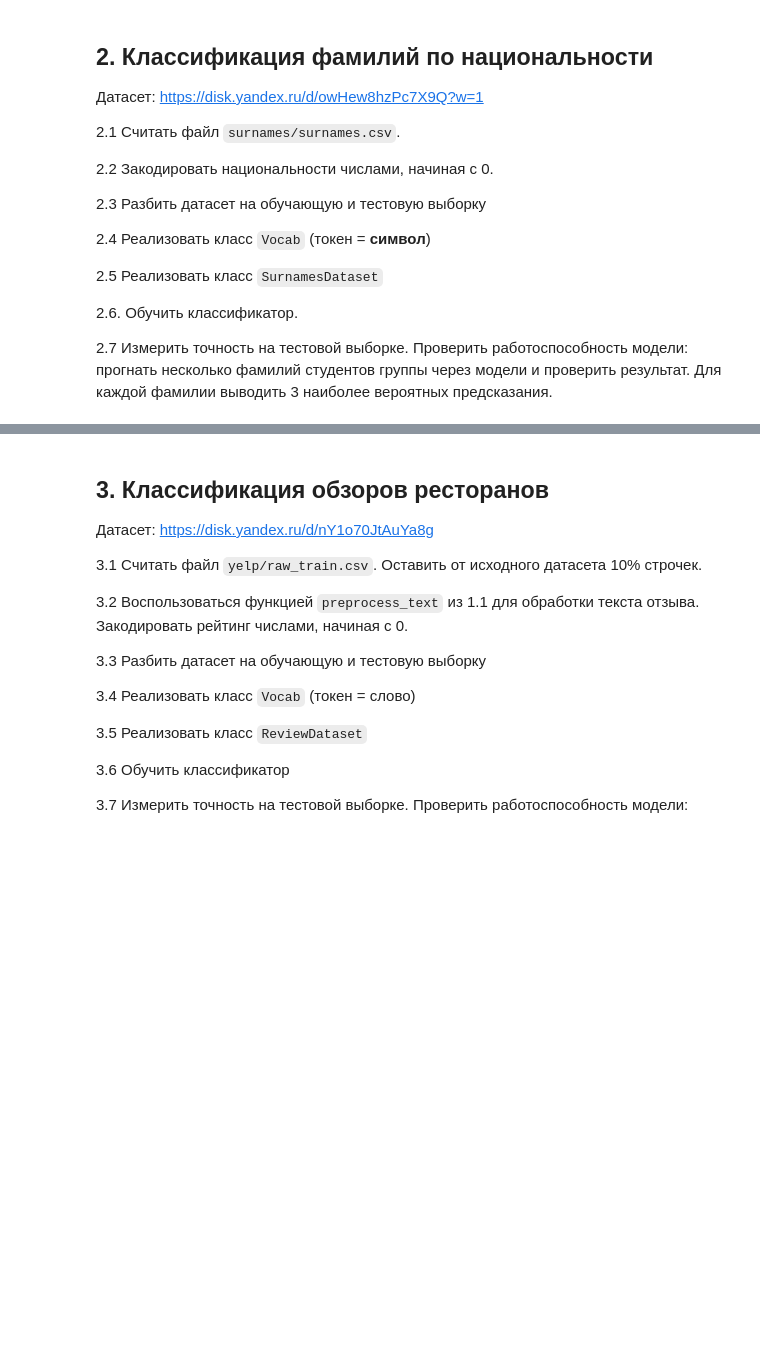
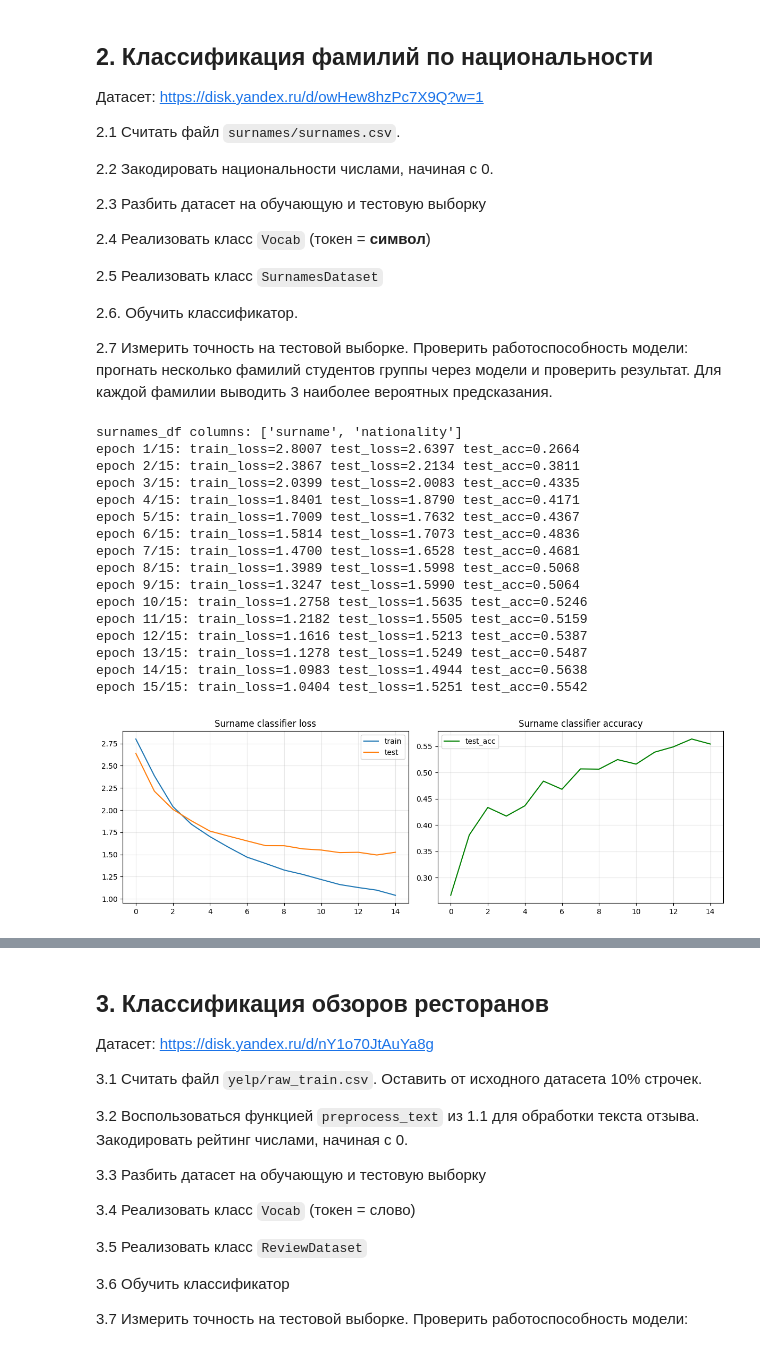
Before and after one commit to sowwds/mirea_lab, a Jupyter notebook: 6 sem/algo-ml/Текущий контроль 7-8/Задание.ipynb, the cells around one changed output, grey strips where cells are left out. Cells and saved outputs as stored; diff of their text form; code cells hidden in the pictures; blank space fills up the shorter version.

```diff
--- a/6 sem/algo-ml/Текущий контроль 7-8/Задание.ipynb
+++ b/6 sem/algo-ml/Текущий контроль 7-8/Задание.ipynb
@@ -194,17 +247,19 @@ print('sentence_t:', sentence_t)
 # %%
 class SurnamesDataset(Dataset):
-    def __init__(self, X, y, vocab: Vocab):
+    def __init__(self, X, y, vocab: Vocab, max_len):
         self.X = list(X)
         self.y = list(y)
         self.vocab = vocab
+        self.max_len = max_len
 
     def vectorize(self, surname):
-        """Генерирует представление фамилии surname в при помощи бинарного кодирования (см. 1.2)"""
-        vector = torch.zeros(self.vocab.vocab_len, dtype=torch.float32)
-        for char in surname.lower():
-            if char in self.vocab.token_to_idx:
-                vector[self.vocab.token_to_idx[char]] = 1.0
-        return vector
+        """Кодирует фамилию как последовательность символов с паддингом до фиксированной длины."""
+        pad_idx = self.vocab.token_to_idx['<PAD>']
+        unk_idx = self.vocab.token_to_idx['<UNK>']
+        indices = [self.vocab.token_to_idx.get(char, unk_idx) for char in surname.lower()[:self.max_len]]
+        if len(indices) < self.max_len:
+            indices += [pad_idx] * (self.max_len - len(indices))
+        return torch.tensor(indices, dtype=torch.long)
 
     def __len__(self):
         return len(self.X)
@@ -228,49 +283,73 @@ X_train, X_test, y_train, y_test = train_test_split(
     stratify=surnames_df['target'],
 )
 
-char_vocab = Vocab(''.join(X_train.astype(str).str.lower().tolist()))
-train_dataset = SurnamesDataset(X_train.tolist(), y_train.tolist(), char_vocab)
-test_dataset = SurnamesDataset(X_test.tolist(), y_test.tolist(), char_vocab)
+char_vocab = Vocab(''.join(X_train.astype(str).str.lower().tolist()), specials=['<PAD>', '<UNK>'])
+max_surname_len = int(X_train.astype(str).str.len().quantile(0.95))
+max_surname_len = max(max_surname_len, 8)
+train_dataset = SurnamesDataset(X_train.tolist(), y_train.tolist(), char_vocab, max_surname_len)
+test_dataset = SurnamesDataset(X_test.tolist(), y_test.tolist(), char_vocab, max_surname_len)
 
-train_loader = DataLoader(train_dataset, batch_size=64, shuffle=True)
-test_loader = DataLoader(test_dataset, batch_size=128, shuffle=False)
+train_loader = DataLoader(train_dataset, batch_size=128, shuffle=True)
+test_loader = DataLoader(test_dataset, batch_size=256, shuffle=False)
 
 class SurnameClassifier(nn.Module):
-    def __init__(self, input_dim, hidden_dim, output_dim):
+    def __init__(self, vocab_size, emb_dim, hidden_dim, output_dim, pad_idx):
         super().__init__()
-        self.net = nn.Sequential(
-            nn.Linear(input_dim, hidden_dim),
-            nn.ReLU(),
-            nn.Dropout(0.2),
-            nn.Linear(hidden_dim, output_dim),
-        )
+        self.embedding = nn.Embedding(vocab_size, emb_dim, padding_idx=pad_idx)
+        self.gru = nn.GRU(emb_dim, hidden_dim, batch_first=True, bidirectional=True)
+        self.dropout = nn.Dropout(0.3)
+        self.fc = nn.Linear(hidden_dim * 2, output_dim)
 
     def forward(self, x):
-        return self.net(x)
+        embedded = self.embedding(x)
+        _, hidden = self.gru(embedded)
+        hidden = torch.cat((hidden[-2], hidden[-1]), dim=1)
+        hidden = self.dropout(hidden)
+        return self.fc(hidden)
 
-surname_model = SurnameClassifier(char_vocab.vocab_len, 128, len(label_encoder.classes_))
-optimizer = optim.Adam(surname_model.parameters(), lr=1e-3)
-history_surnames = train_classifier(surname_model, train_loader, test_loader, criterion, optimizer, epochs=20, device=device)
+class_weights = make_class_weights(y_train.tolist()).to(device)
+surname_criterion = nn.CrossEntropyLoss(weight=class_weights)
+surname_model = SurnameClassifier(char_vocab.vocab_len, 32, 64, len(label_encoder.classes_), char_vocab.token_to_idx['<PAD>'])
+optimizer = optim.Adam(surname_model.parameters(), lr=1e-3, weight_decay=1e-4)
+history_surnames = train_classifier(surname_model, train_loader, test_loader, surname_criterion, optimizer, epochs=15, device=device, patience=4, min_delta=1e-3)
 plot_history(history_surnames, 'Surname classifier')
 
-test_loss, test_acc = evaluate_classifier(surname_model, test_loader, criterion, device)
+test_loss, test_acc = evaluate_classifier(surname_model, test_loader, surname_criterion, device)
 print('Surname classifier accuracy:', test_acc)
 
 
 def predict_surname(model, surname, vocab, label_encoder, top_k=3):
     model.eval()
     with torch.no_grad():
         vector = train_dataset.vectorize(surname).unsqueeze(0).to(device)
         probs = torch.softmax(model(vector), dim=1).squeeze(0)
         top_probs, top_idx = torch.topk(probs, k=top_k)
         results = []
         for prob, idx in zip(top_probs.cpu().tolist(), top_idx.cpu().tolist()):
             results.append((label_encoder.inverse_transform([idx])[0], prob))
         return results
 
 sample_surnames = ['Ivanov', 'Petrov', 'Smith', 'Kim', 'Garcia']
 for surname in sample_surnames:
     print(surname, '->', predict_surname(surname_model, surname, char_vocab, label_encoder))
 
 torch.save(surname_model.state_dict(), MODELS_DIR / 'surname_classifier.pth')
-clear_memory(history_surnames, optimizer)
+clear_memory(surname_model, history_surnames, optimizer, surname_criterion)
+# %% [output]
+surnames_df columns: ['surname', 'nationality']
+epoch 1/15: train_loss=2.8007 test_loss=2.6397 test_acc=0.2664
+epoch 2/15: train_loss=2.3867 test_loss=2.2134 test_acc=0.3811
+epoch 3/15: train_loss=2.0399 test_loss=2.0083 test_acc=0.4335
+epoch 4/15: train_loss=1.8401 test_loss=1.8790 test_acc=0.4171
+epoch 5/15: train_loss=1.7009 test_loss=1.7632 test_acc=0.4367
+epoch 6/15: train_loss=1.5814 test_loss=1.7073 test_acc=0.4836
+epoch 7/15: train_loss=1.4700 test_loss=1.6528 test_acc=0.4681
+epoch 8/15: train_loss=1.3989 test_loss=1.5998 test_acc=0.5068
+epoch 9/15: train_loss=1.3247 test_loss=1.5990 test_acc=0.5064
+epoch 10/15: train_loss=1.2758 test_loss=1.5635 test_acc=0.5246
+epoch 11/15: train_loss=1.2182 test_loss=1.5505 test_acc=0.5159
+epoch 12/15: train_loss=1.1616 test_loss=1.5213 test_acc=0.5387
+epoch 13/15: train_loss=1.1278 test_loss=1.5249 test_acc=0.5487
+epoch 14/15: train_loss=1.0983 test_loss=1.4944 test_acc=0.5638
+epoch 15/15: train_loss=1.0404 test_loss=1.5251 test_acc=0.5542
+[figure, added]
```
Also changed, not shown: parts of 9 cells of this notebook, 23 other files.
